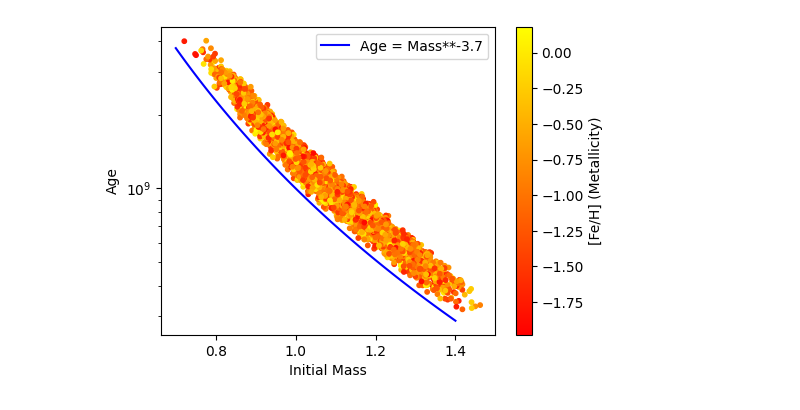
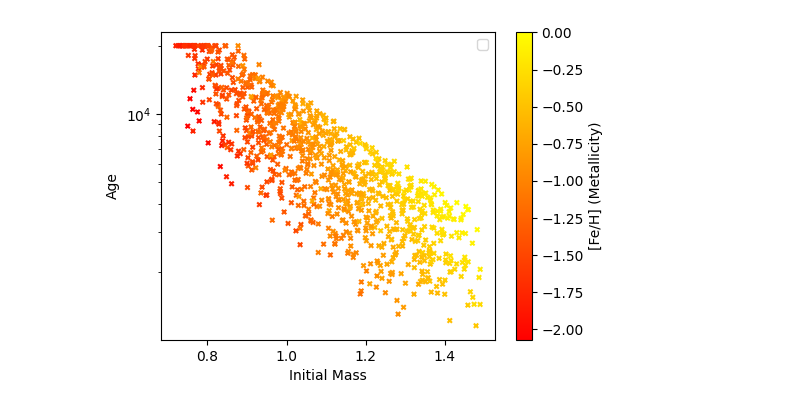
Before and after one commit to ruddock321/y4project, a Jupyter notebook: HBM stuff/age_prior.ipynb, the cells around one changed output. Saved outputs shown, nothing was run; the diff lists cells and outputs as text; code cells hidden in the pictures.

```diff
--- a/HBM stuff/age_prior.ipynb
+++ b/HBM stuff/age_prior.ipynb
@@ -12,19 +43,26 @@ sun_numax = 3090
 def model():
     # Sample initial mass from Beta distribution and transform
     massini = numpyro.deterministic("massini",
-                                  0.8 * numpyro.sample("massini_s", dist.Beta(4, 4)) + 0.7)
+                                  0.8 * numpyro.sample("massini_s", dist.Beta(2, 2)) + 0.7)
 
     # Sample tau parameter from Beta distribution and transform
     tau_hat = numpyro.deterministic("tau_hat",
-                                   0.75 * numpyro.sample("tau_hat_s", dist.Beta(5, 5)) + 1)
+                                   4 * numpyro.sample("tau_hat_s", dist.Beta(1.5, 1.5)) + 1)
 
-    fehini = numpyro.deterministic("fehini", 2.2 * numpyro.sample("fehini_s", dist.Beta(2, 2)) - 2.0)
+    fehini = numpyro.deterministic("fehini", 1 * numpyro.sample("fehini_s", dist.Beta(10, 1)))
 
     # Calculate intermediate tau value
-    tau_ms = (10**9) * (massini**-3.7)
+    tau_ms = (2700) * (massini**-3.15)
 
     # Calculate final age
-    age = numpyro.deterministic("Age", tau_hat * tau_ms)
+    #age = numpyro.deterministic("Age", tau_hat * tau_ms)
+
+    age = numpyro.deterministic("Age", jnp.minimum(tau_hat * tau_ms, 20000))
+
+    tau_feh = 9 * jnp.log10(massini) + 1 * jnp.log10(age/(2*10**3)) - 1.75
+
+    feh = numpyro.deterministic("feh", tau_feh * fehini)
+
 
     return age
 # %%
@@ -32,7 +70,7 @@ from jax import random
 
 nuts_kernel = NUTS(model)
 
-mcmc = MCMC(nuts_kernel, num_samples=4000, num_warmup=4000)
+mcmc = MCMC(nuts_kernel, num_samples=1000, num_warmup=1000)
 rng_key = random.PRNGKey(0)
 mcmc.run(rng_key)
 
@@ -40,31 +78,31 @@ posterior_samples = mcmc.get_samples()
 # %%
 import arviz as az
 
 trace = az.from_numpyro(mcmc)
 
 ages_samples = trace.posterior['Age'].values.flatten()
 mass_samples = trace.posterior['massini'].values.flatten()
-fehini_samples = trace.posterior['fehini'].values.flatten()
+fehini_samples = trace.posterior['feh'].values.flatten()
 
-x = np.linspace(0.7, 1.4, 100)
-tau = (10**9) * (x**-3.7)
+x = np.linspace(0.7, 1.5, 100)
+tau = (5985) * (x**-3.15)
 
 plt.figure(figsize=(5.4, 4))
 
 # Scatter plot with fehini_samples mapped to color
-sc = plt.scatter(mass_samples, ages_samples, c=fehini_samples, cmap='autumn', marker='o', s=10)
+sc = plt.scatter(mass_samples, ages_samples, c=fehini_samples, cmap='autumn', marker='x', s=10)
 
 plt.yscale('log')  # Log scale for y-axis
 plt.xlabel("Initial Mass")
 plt.ylabel("Age")
 
 # Add a colorbar to show fehini values
 cbar = plt.colorbar(sc)
 cbar.set_label("[Fe/H] (Metallicity)")
 
-plt.plot(x, tau, 'b', label='Age = Mass**-3.7')
+#plt.plot(x, tau, 'k', label='Age = Mass**-3.15', ls='--')
 
 plt.legend()
 plt.show()
 # %% [output]
-[figure, old version]
+[figure, new version]
```
Also changed, not shown: parts of 5 cells of this notebook, 1 other file.
